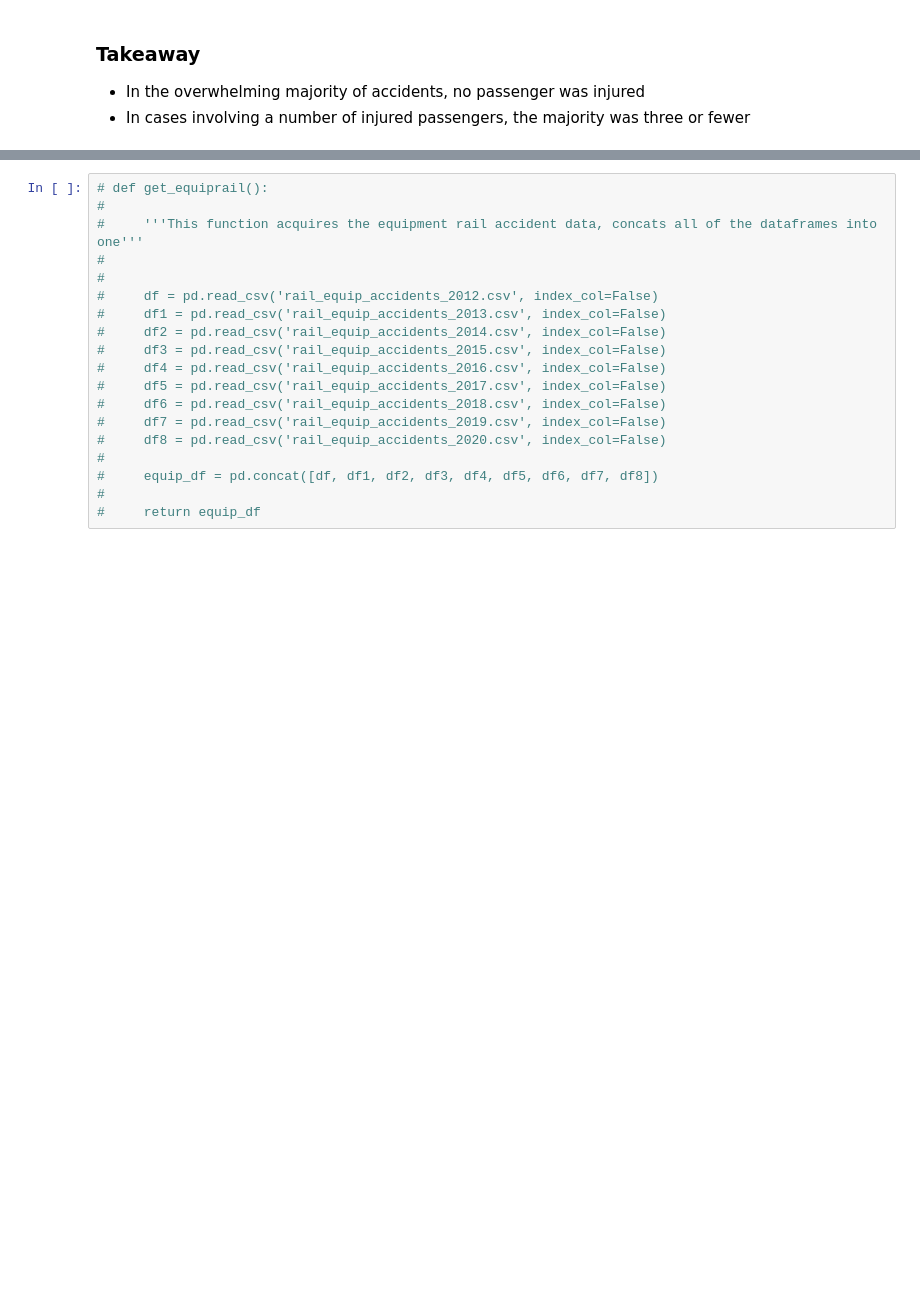
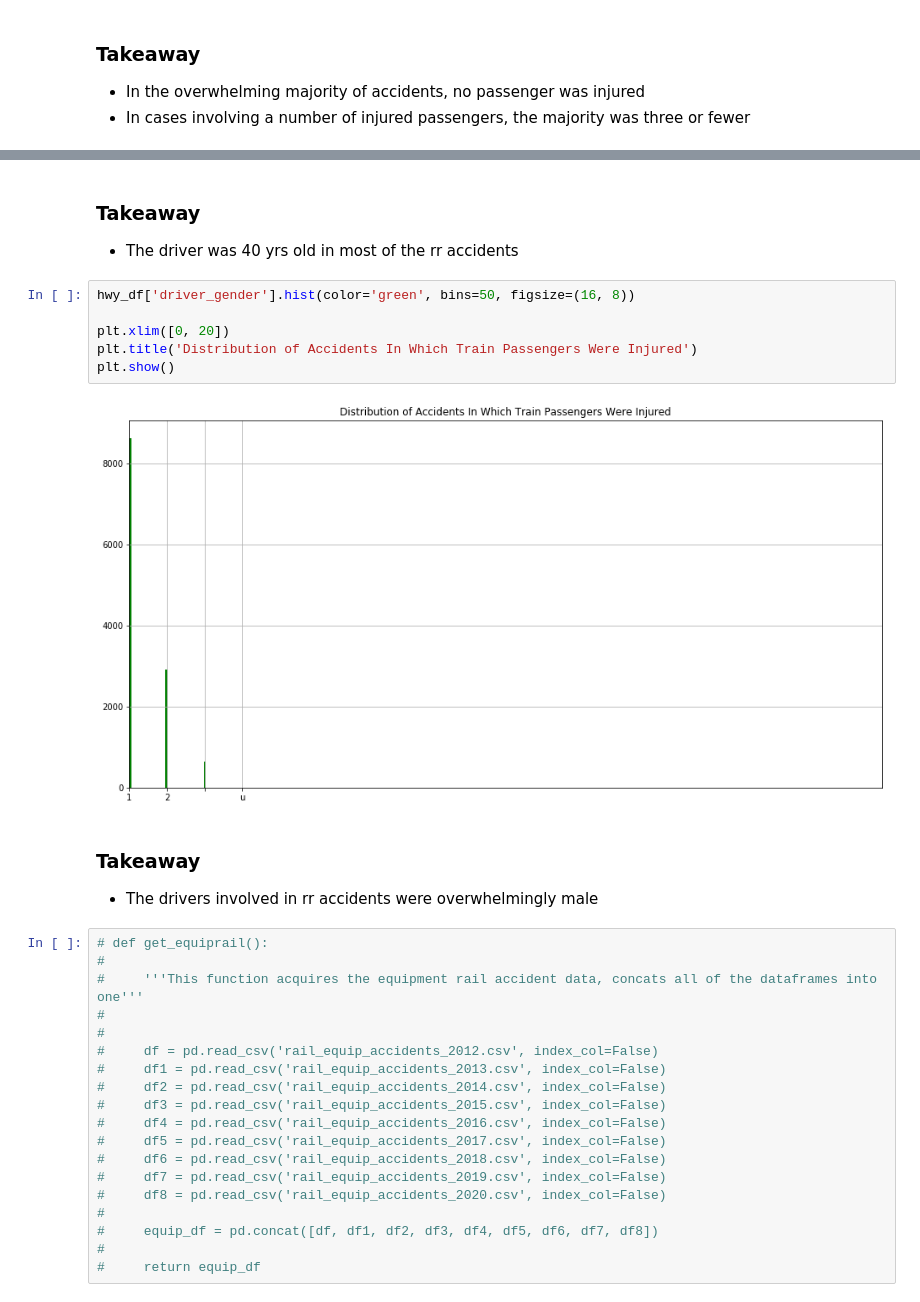
Before and after one commit to OTR-Capstone/Off_The_Rails, a Jupyter notebook: Steve_Stuff/workbench.ipynb, the cells around one changed output, grey strips where cells are left out. Drawn from its saved outputs; the diff is of its cells as text; blank space fills up the shorter version.

```diff
--- a/Steve_Stuff/workbench.ipynb
+++ b/Steve_Stuff/workbench.ipynb
@@ -164,3 +188,17 @@ Name: train_pass_injured, dtype: int64
+# %% [markdown]
+### Takeaway
+- The driver was 40 yrs old in most of the rr accidents
+# %%
+hwy_df['driver_gender'].hist(color='green', bins=50, figsize=(16, 8))
+
+plt.xlim([0, 20])
+plt.title('Distribution of Accidents In Which Train Passengers Were Injured')
+plt.show()
+# %% [output]
+[figure, added]
+# %% [markdown]
+### Takeaway
+- The drivers involved in rr accidents were overwhelmingly male
 # %%
 # def get_equiprail():
 #
```
Also changed, not shown: parts of 10 cells of this notebook.
